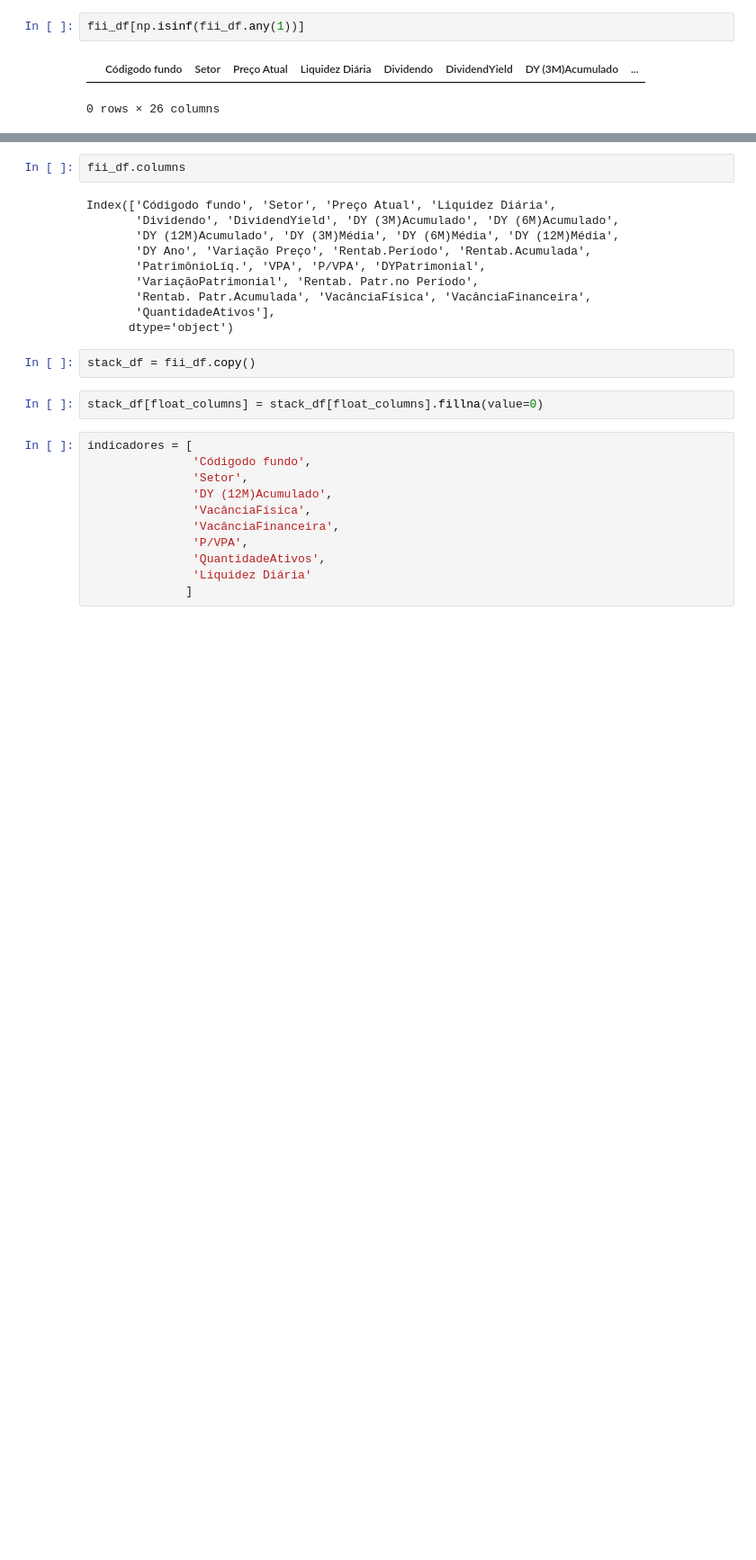
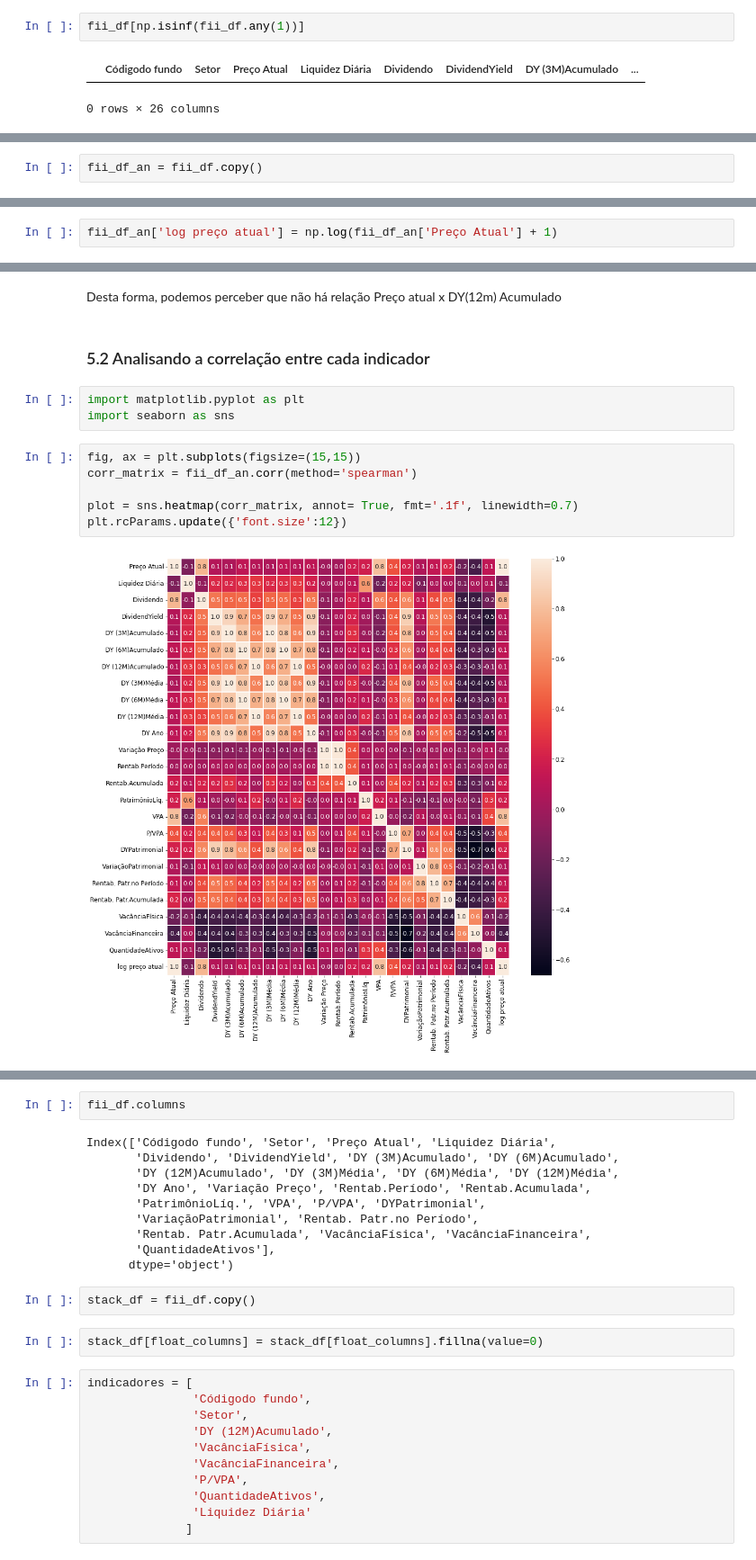
Before and after one commit to VictorHolanda21/fii-com-python, a Jupyter notebook: Fundos_Imobiliários_com_Python.ipynb, the cells around one changed output, grey strips where cells are left out. Shown at 90% size. Drawn from its saved outputs; the diff is of its cells as text; blank space fills up the shorter version.

```diff
--- a/Fundos_Imobiliários_com_Python.ipynb
+++ b/Fundos_Imobiliários_com_Python.ipynb
@@ -587,0 +607,2 @@ fii_df[np.isinf(fii_df.any(1))]
+# %%
+fii_df_an = fii_df.copy()
@@ -587,0 +614,2 @@ fii_df[np.isinf(fii_df.any(1))]
+# %%
+fii_df_an['log preço atual'] = np.log(fii_df_an['Preço Atual'] + 1)
@@ -587,0 +621,15 @@ fii_df[np.isinf(fii_df.any(1))]
+# %% [markdown]
+Desta forma, podemos perceber que não há relação Preço atual x DY(12m) Acumulado
+# %% [markdown]
+### 5.2 Analisando a correlação entre cada indicador
+# %%
+import matplotlib.pyplot as plt
+import seaborn as sns
+# %%
+fig, ax = plt.subplots(figsize=(15,15))
+corr_matrix = fii_df_an.corr(method='spearman')
+
+plot = sns.heatmap(corr_matrix, annot= True, fmt='.1f', linewidth=0.7)
+plt.rcParams.update({'font.size':12})
+# %% [output]
+[figure, added]
```
Also changed, not shown: parts of 29 cells of this notebook.
